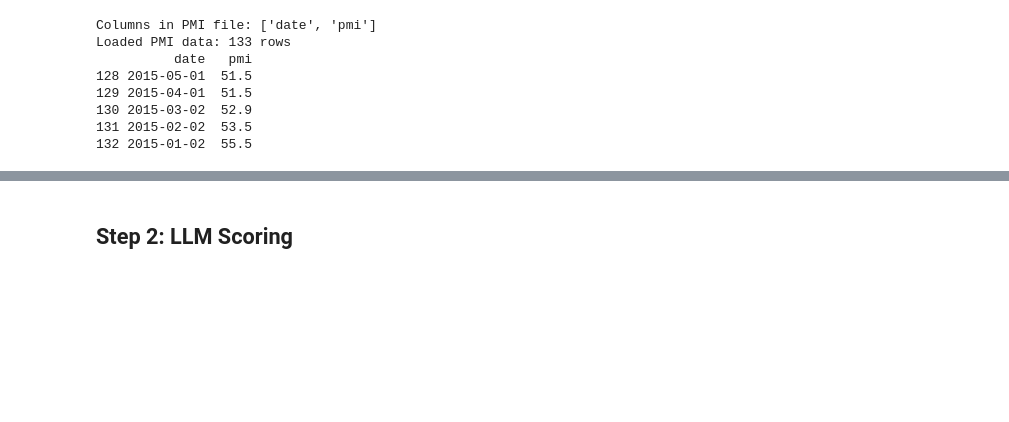
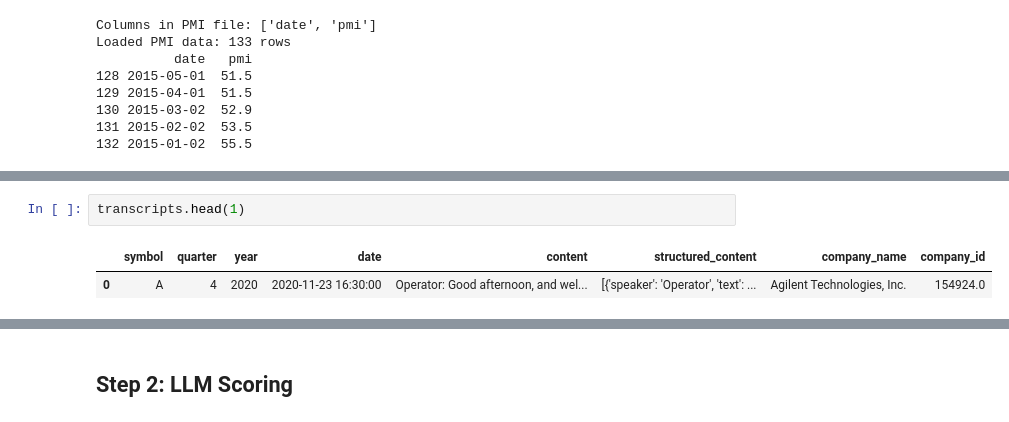
Before and after one commit to FranklineMisango/Algorithmic_Trading_and_HFT_Research, a Jupyter notebook: Algorithmic_Strategies/AI_Economy_Score_Predictor/00_full_pipeline.ipynb, the cells around one changed output, grey strips where cells are left out. Cells and saved outputs as stored; diff of their text form; blank space fills up the shorter version.

```diff
--- a/Algorithmic_Strategies/AI_Economy_Score_Predictor/00_full_pipeline.ipynb
+++ b/Algorithmic_Strategies/AI_Economy_Score_Predictor/00_full_pipeline.ipynb
@@ -158,0 +171,5 @@ controls.head()
+# %%
+transcripts.head(1)
+# %% [output]
+|  | symbol | quarter | year | date | content | structured_content | company_name | company_id |
+| 0 | A | 4 | 2020 | 2020-11-23 16:30:00 | Operator: Good afternoon, and wel... | [{'speaker': 'Operator', 'text': ... | Agilent Technologies, Inc. | 154924.0 |
```
Also changed, not shown: parts of 26 cells of this notebook, 6 other files.
